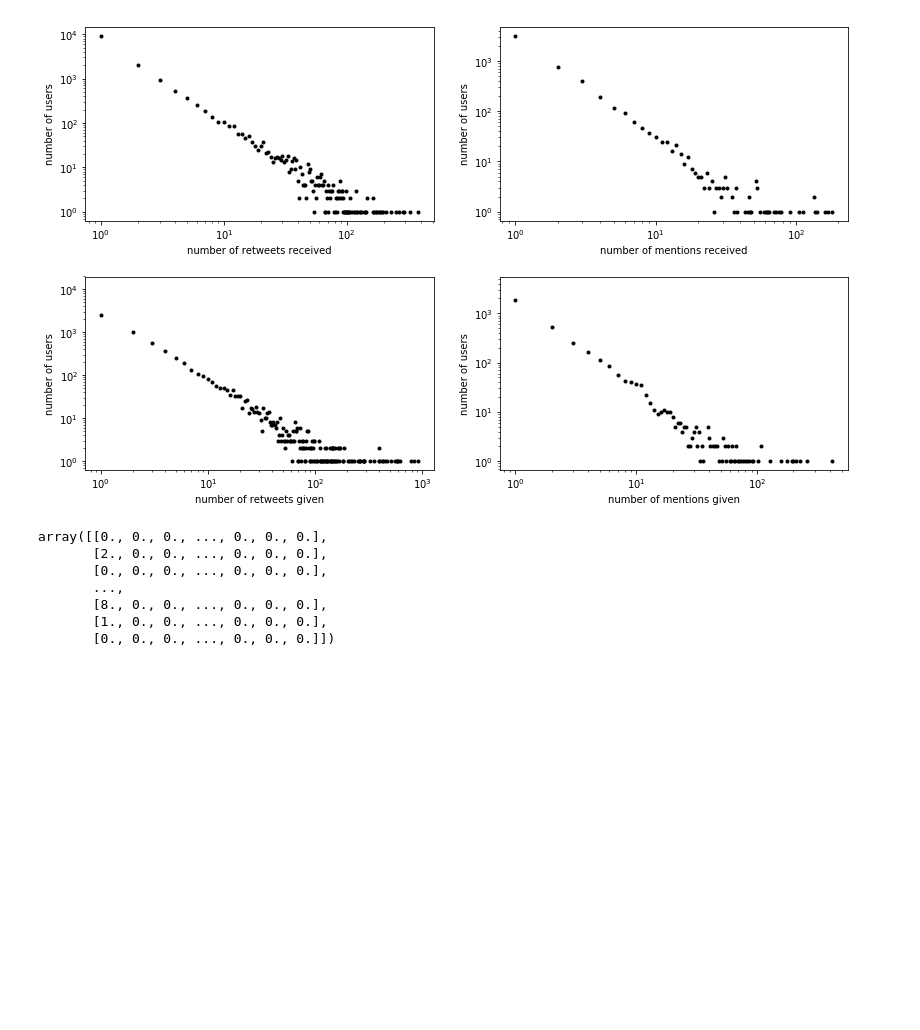
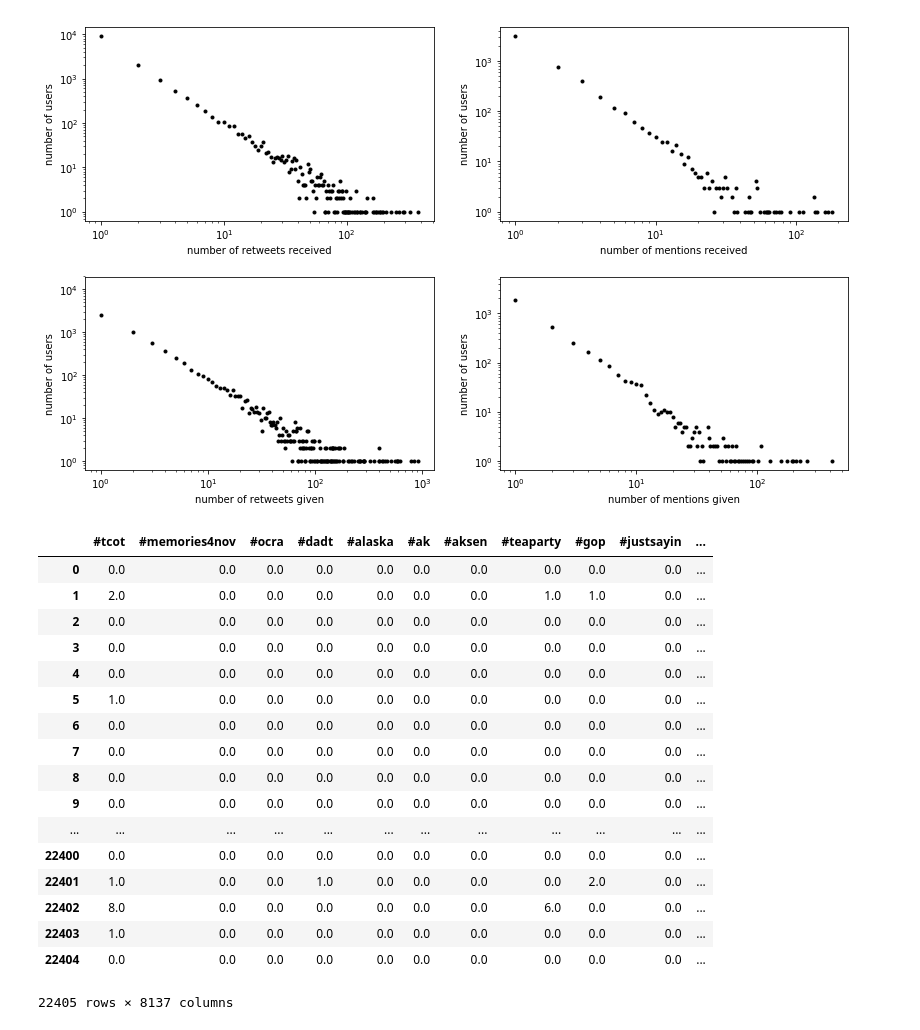
Before and after one commit to davidkml/pgm-polarity, a Jupyter notebook: graph-vis.ipynb, the cells around one changed output. Cells and saved outputs as stored; diff of their text form; code cells hidden in the pictures; blank space fills up the shorter version.

```diff
--- a/graph-vis.ipynb
+++ b/graph-vis.ipynb
@@ -160,12 +164,28 @@ def get_bag_of_tags(graph, vocab):
 
     return bag_of_tags
 # %%
-get_bag_of_tags(all_graph, vocab)
+bag_of_tags = get_bag_of_tags(all_graph, vocab)
-# %% [output]
-array([[0., 0., 0., ..., 0., 0., 0.],
-       [2., 0., 0., ..., 0., 0., 0.],
-       [0., 0., 0., ..., 0., 0., 0.],
-       ...,
-       [8., 0., 0., ..., 0., 0., 0.],
-       [1., 0., 0., ..., 0., 0., 0.],
-       [0., 0., 0., ..., 0., 0., 0.]])
+# %%
+# put into a pandas and perform PCA
+tags_df = pd.DataFrame(data=bag_of_tags, columns=vocab.keys())
+# %%
+tags_df
+# %% [output]
+|  | #tcot | #memories4nov | #ocra | #dadt | #alaska | #ak | #aksen | #teaparty | #gop | #justsayin | ... |
+| 0 | 0.0 | 0.0 | 0.0 | 0.0 | 0.0 | 0.0 | 0.0 | 0.0 | 0.0 | 0.0 | ... |
+| 1 | 2.0 | 0.0 | 0.0 | 0.0 | 0.0 | 0.0 | 0.0 | 1.0 | 1.0 | 0.0 | ... |
+| 2 | 0.0 | 0.0 | 0.0 | 0.0 | 0.0 | 0.0 | 0.0 | 0.0 | 0.0 | 0.0 | ... |
+| 3 | 0.0 | 0.0 | 0.0 | 0.0 | 0.0 | 0.0 | 0.0 | 0.0 | 0.0 | 0.0 | ... |
+| 4 | 0.0 | 0.0 | 0.0 | 0.0 | 0.0 | 0.0 | 0.0 | 0.0 | 0.0 | 0.0 | ... |
+| 5 | 1.0 | 0.0 | 0.0 | 0.0 | 0.0 | 0.0 | 0.0 | 0.0 | 0.0 | 0.0 | ... |
+| 6 | 0.0 | 0.0 | 0.0 | 0.0 | 0.0 | 0.0 | 0.0 | 0.0 | 0.0 | 0.0 | ... |
+| 7 | 0.0 | 0.0 | 0.0 | 0.0 | 0.0 | 0.0 | 0.0 | 0.0 | 0.0 | 0.0 | ... |
+| 8 | 0.0 | 0.0 | 0.0 | 0.0 | 0.0 | 0.0 | 0.0 | 0.0 | 0.0 | 0.0 | ... |
+| 9 | 0.0 | 0.0 | 0.0 | 0.0 | 0.0 | 0.0 | 0.0 | 0.0 | 0.0 | 0.0 | ... |
+| ... | ... | ... | ... | ... | ... | ... | ... | ... | ... | ... | ... |
+| 22400 | 0.0 | 0.0 | 0.0 | 0.0 | 0.0 | 0.0 | 0.0 | 0.0 | 0.0 | 0.0 | ... |
+| 22401 | 1.0 | 0.0 | 0.0 | 1.0 | 0.0 | 0.0 | 0.0 | 0.0 | 2.0 | 0.0 | ... |
+| 22402 | 8.0 | 0.0 | 0.0 | 0.0 | 0.0 | 0.0 | 0.0 | 6.0 | 0.0 | 0.0 | ... |
+| 22403 | 1.0 | 0.0 | 0.0 | 0.0 | 0.0 | 0.0 | 0.0 | 0.0 | 0.0 | 0.0 | ... |
+| 22404 | 0.0 | 0.0 | 0.0 | 0.0 | 0.0 | 0.0 | 0.0 | 0.0 | 0.0 | 0.0 | ... |
+22405 rows × 8137 columns
```
Also changed, not shown: parts of 8 cells of this notebook.
